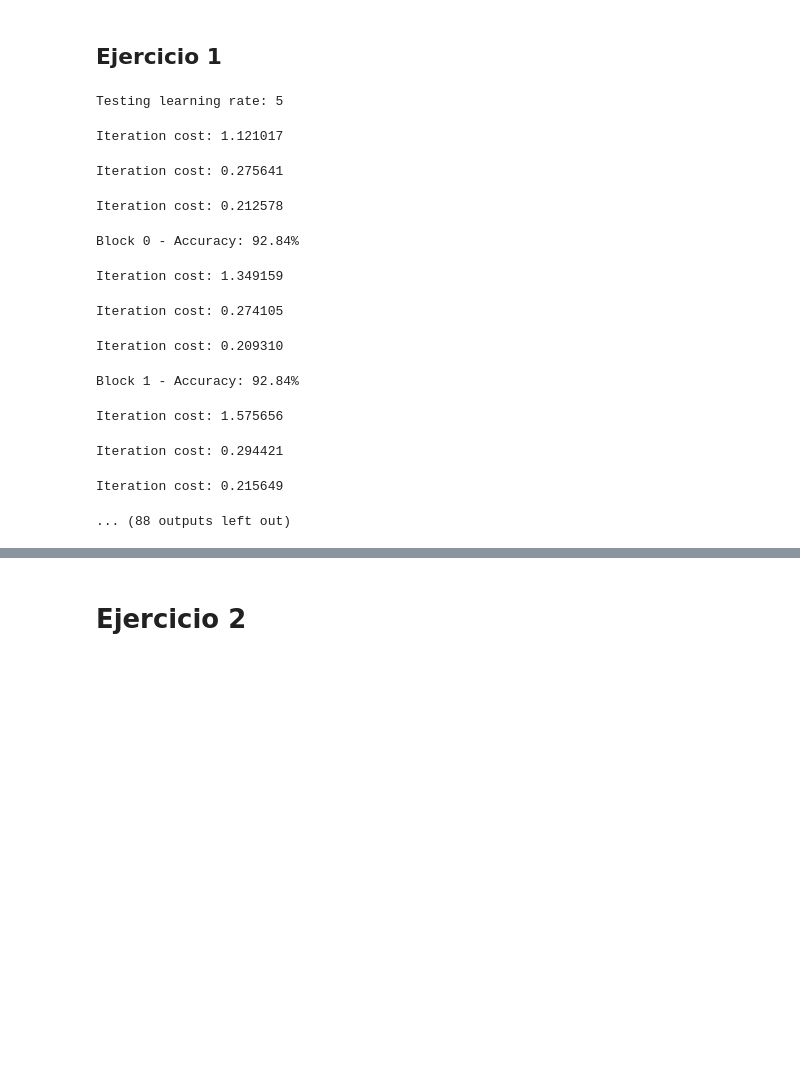
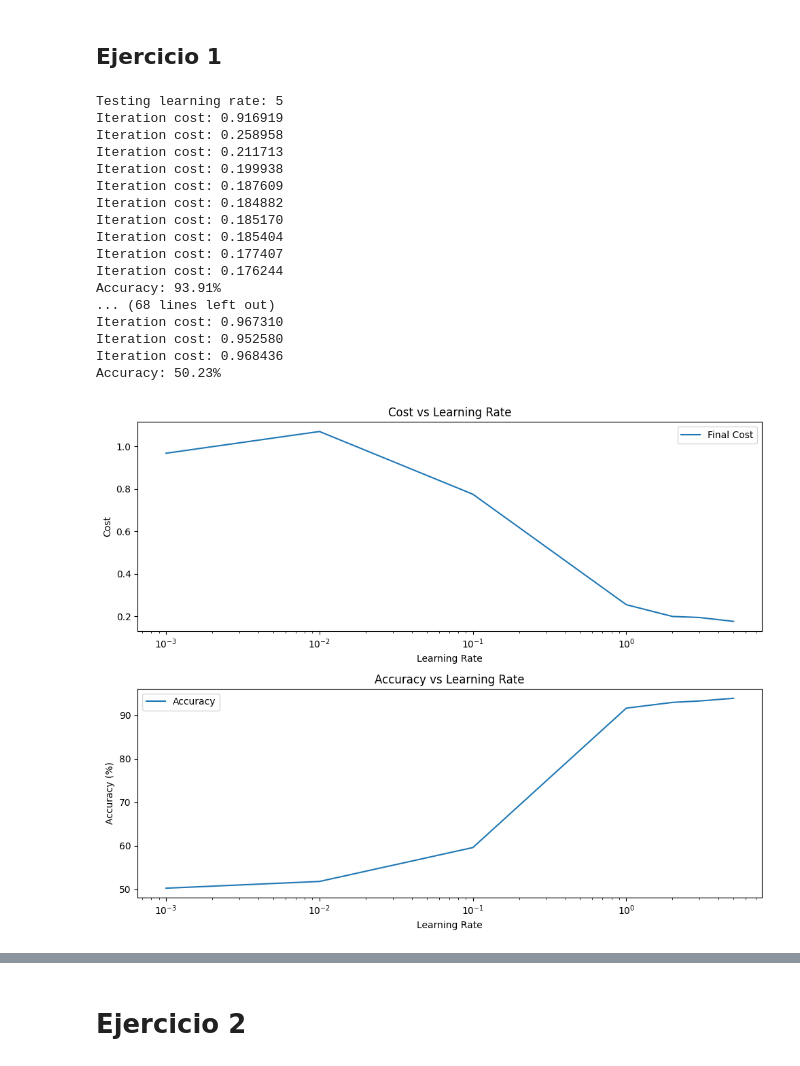
Before and after one commit to Jarturog/spark-botnet-classifier, a Jupyter notebook: Parte 3.ipynb, the cells around one changed output, grey strips where cells are left out. Drawn from its saved outputs; the diff is of its cells as text; code cells hidden in the pictures; blank space fills up the shorter version.

```diff
--- a/Parte 3.ipynb
+++ b/Parte 3.ipynb
@@ -182,7 +188,8 @@ def get_block_data(rdd_data, i):
 import time
 
 # read data
-path = "/opt/local/botnet_tot_syn_l.csv"
+# path = "/opt/local/botnet_tot_syn_l.csv"
+path = "/opt/local/botnet_reduced_10k_l.csv"
 data = readFile(path, sc=sc)
 
 # standardize
@@ -351,41 +381,40 @@ class HyperparameterSearch:
         self.reg_results = []
         self.mix_results = []
 
-    def run_lr_search(self, regressor: Regressor, filename: str, num_blocks_cv: int):
+    def run_lr_search(self, regressor: Regressor, filename: str):
         for lr in self.learning_rates:
             regressor.learning_rate = lr
             print(f"Testing learning rate: {lr}")
-            accs = regressor.run(filename, num_blocks_cv)
+            acc = regressor.run(filename)
             try:
-                self.lr_results.append((lr, regressor.costs[-1], np.mean(regressor.costs), np.mean(accs)))
+                self.lr_results.append((lr, regressor.cost[-1], acc))
             except Exception as e:
                 print(f"Error occurred while appending results for learning rate {lr}: {e}")
                 self.lr_results.append()
 
-    def run_reg_search(self, regressor: Regressor, filename: str, num_blocks_cv: int):
+    def run_reg_search(self, regressor: Regressor, filename: str):
         for reg in self.regularizaciones:
             regressor.lambda_reg = reg
             print(f"Testing regularization: {reg}")
-            accs = regressor.run(filename, num_blocks_cv)
+            acc = regressor.run(filename)
             try:
-                self.reg_results.append((reg, regressor.costs[-1], np.mean(regressor.costs), np.mean(accs)))
+                self.reg_results.append((reg, regressor.cost[-1], acc))
             except Exception as e:
                 print(f"Error occurred while appending results for regularization {reg}: {e}")
 
-    def run_mixed_search(self, regressor: Regressor, filename: str, num_blocks_cv: int):
+    def run_mixed_search(self, regressor: Regressor, filename: str):
         for lr in self.learning_rates:
             for reg in self.regularizaciones:
                 regressor.learning_rate = lr
                 regressor.lambda_reg = reg
                 print(f"Testing learning rate: {lr}, regularization: {reg}")
-                accs = regressor.run(filename, num_blocks_cv)
-                self.mix_results.append(((lr, reg), regressor.costs[-1], np.mean(regressor.costs), np.mean(accs)))
+                acc = regressor.run(filename)
+                self.mix_results.append(((lr, reg), regressor.cost[-1], acc))
 
     def plot_lr_results(self):
-        lrs, costs, mean_costs, accs = zip(*self.lr_results)
+        lrs, costs, accs = zip(*self.lr_results)
         fig, axs = plt.subplots(2, 1, figsize=(10, 8))
         axs[0].plot(lrs, costs, label='Final Cost')
-        axs[0].plot(lrs, mean_costs, label='Mean Cost')
         axs[0].set_xscale('log')
         axs[0].set_xlabel('Learning Rate')
         axs[0].set_ylabel('Cost')
@@ -402,10 +431,9 @@ class HyperparameterSearch:
         plt.show()
 
     def plot_reg_results(self):
-        regs, costs, mean_costs, accs = zip(*self.reg_results)
+        regs, costs, accs = zip(*self.reg_results)
         fig, axs = plt.subplots(2, 1, figsize=(10, 8))
         axs[0].plot(regs, costs, label='Final Cost')
-        axs[0].plot(regs, mean_costs, label='Mean Cost')
         axs[0].set_xscale('log')
         axs[0].set_xlabel('Regularization Rate')
         axs[0].set_ylabel('Cost')
@@ -422,10 +450,10 @@ class HyperparameterSearch:
         plt.show()
 
     def plot_mix_results(self):
-        lrs_regs, costs, mean_costs, accs = zip(*self.mix_results)
+        lrs_regs, costs, accs = zip(*self.mix_results)
         lrs, regs = zip(*lrs_regs)
         fig, axs = plt.subplots(2, 1, figsize=(10, 8))
-        sc = axs[0].scatter(lrs, regs, c=mean_costs, cmap='viridis')
+        sc = axs[0].scatter(lrs, regs, c=costs, cmap='viridis')
         axs[0].set_xscale('log')
         axs[0].set_yscale('log')
         axs[0].set_xlabel('Learning Rate')
@@ -446,23 +474,28 @@ class HyperparameterSearch:
 # %%
 no_cache_config = CacheConfig(False, False, False, False)
 
-lr_regressor = Regressor(iterations=3, learning_rate=None, lambda_reg=0.0, print_cost=True, cache_config=no_cache_config)
+lr_regressor = Regressor(iterations=10, learning_rate=None, lambda_reg=0.0, print_cost=True, cache_config=no_cache_config)
 
 hyper_search_lr = HyperparameterSearch(learningRates, regularizaciones)
-hyper_search_lr.run_lr_search(lr_regressor, path, num_blocks_cv)
+hyper_search_lr.run_lr_search(lr_regressor, path)
 hyper_search_lr.plot_lr_results()
 # %% [output]
 Testing learning rate: 5
+Iteration cost: 0.916919
+Iteration cost: 0.258958
+Iteration cost: 0.211713
+Iteration cost: 0.199938
+Iteration cost: 0.187609
+Iteration cost: 0.184882
+Iteration cost: 0.185170
+Iteration cost: 0.185404
+Iteration cost: 0.177407
+Iteration cost: 0.176244
+Accuracy: 93.91%
+... (68 lines left out)
+Iteration cost: 0.967310
+Iteration cost: 0.952580
+Iteration cost: 0.968436
+Accuracy: 50.23%
-Iteration cost: 1.121017
-Iteration cost: 0.275641
-Iteration cost: 0.212578
-Block 0 - Accuracy: 92.84%
-Iteration cost: 1.349159
-Iteration cost: 0.274105
-Iteration cost: 0.209310
-Block 1 - Accuracy: 92.84%
-Iteration cost: 1.575656
-Iteration cost: 0.294421
-Iteration cost: 0.215649
-... (88 outputs left out)
+[figure, added]
 # %%
```
Also changed, not shown: parts of 14 cells of this notebook.
